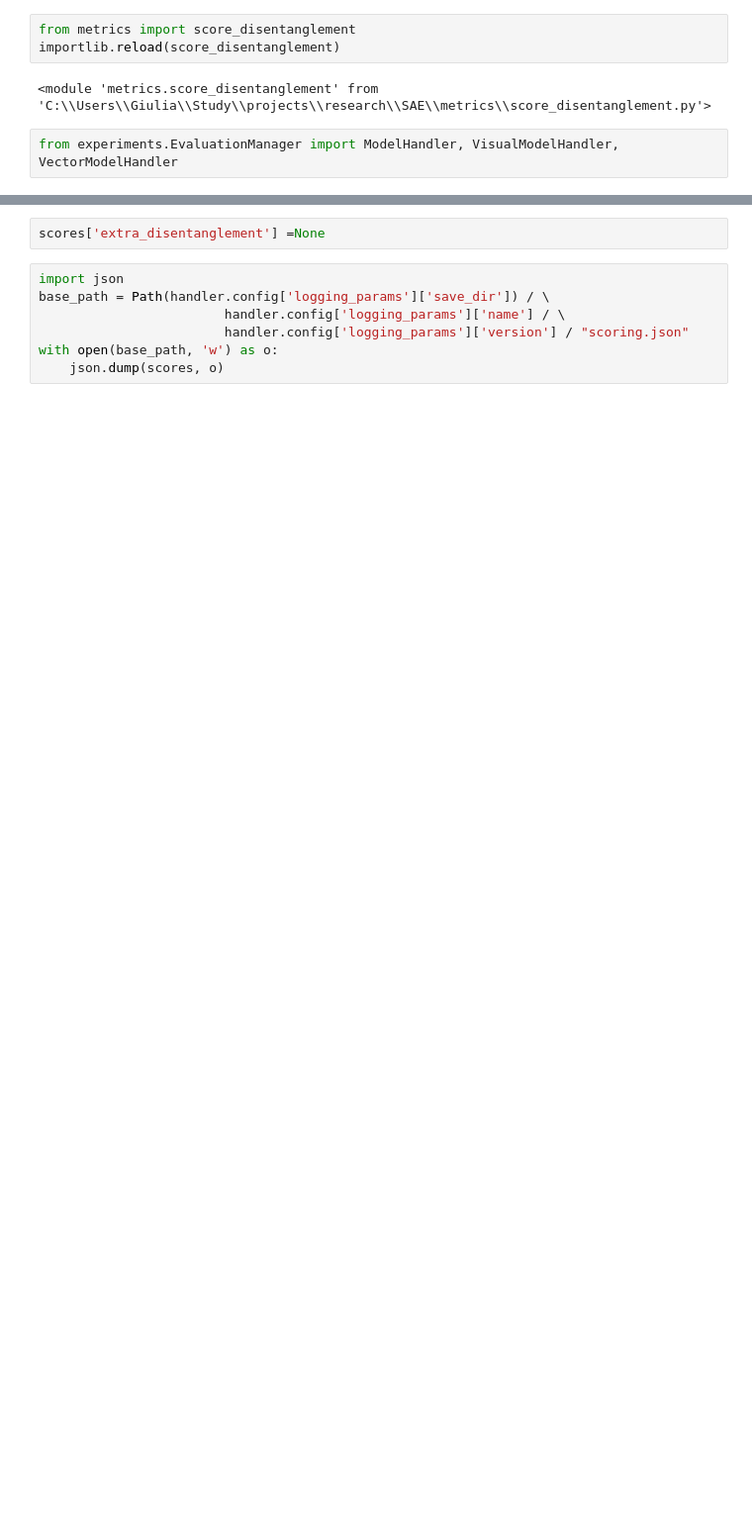
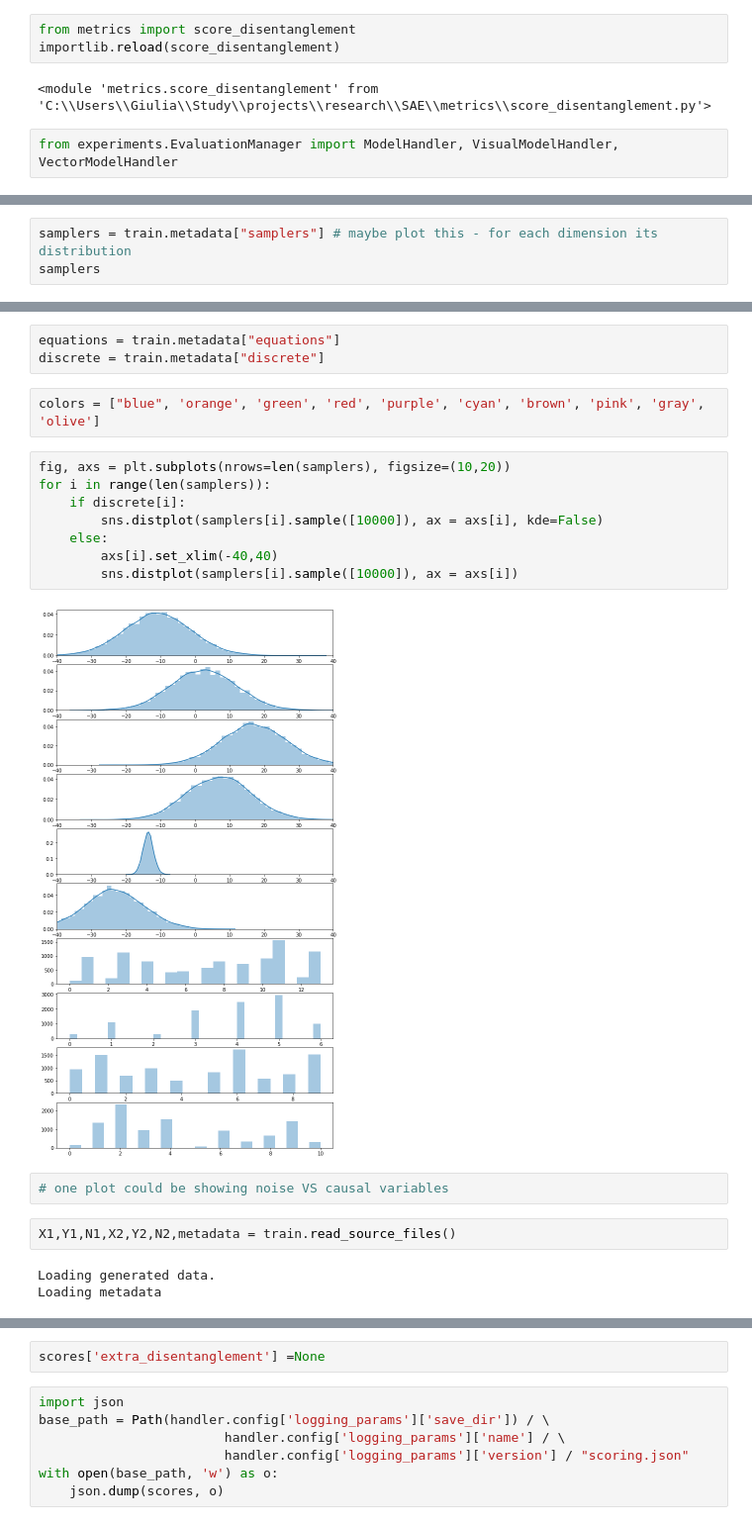
Before and after one commit to GiuliaLanzillotta/CausalAE, a Jupyter notebook: visualisations/test_features.ipynb, the cells around one changed output, grey strips where cells are left out. Shown: that part at 99% size. Saved outputs shown, nothing was run; the diff lists cells and outputs as text; blank space fills up the shorter version.

```diff
--- a/visualisations/test_features.ipynb
+++ b/visualisations/test_features.ipynb
@@ -64,0 +125,3 @@ Dataset loaded.
+# %%
+samplers = train.metadata["samplers"] # maybe plot this - for each dimension its distribution
+samplers
@@ -64,0 +139,22 @@ Dataset loaded.
+# %%
+equations = train.metadata["equations"]
+discrete = train.metadata["discrete"]
+# %%
+colors = ["blue", 'orange', 'green', 'red', 'purple', 'cyan', 'brown', 'pink', 'gray', 'olive']
+# %%
+fig, axs = plt.subplots(nrows=len(samplers), figsize=(10,20))
+for i in range(len(samplers)):
+    if discrete[i]:
+        sns.distplot(samplers[i].sample([10000]), ax = axs[i], kde=False)
+    else:
+        axs[i].set_xlim(-40,40)
+        sns.distplot(samplers[i].sample([10000]), ax = axs[i])
+# %% [output]
+[figure, added]
+# %%
+# one plot could be showing noise VS causal variables
+# %%
+X1,Y1,N1,X2,Y2,N2,metadata = train.read_source_files()
+# %% [output]
+Loading generated data.
+Loading metadata
```
Also changed, not shown: parts of 28 cells of this notebook, 3 other files.
